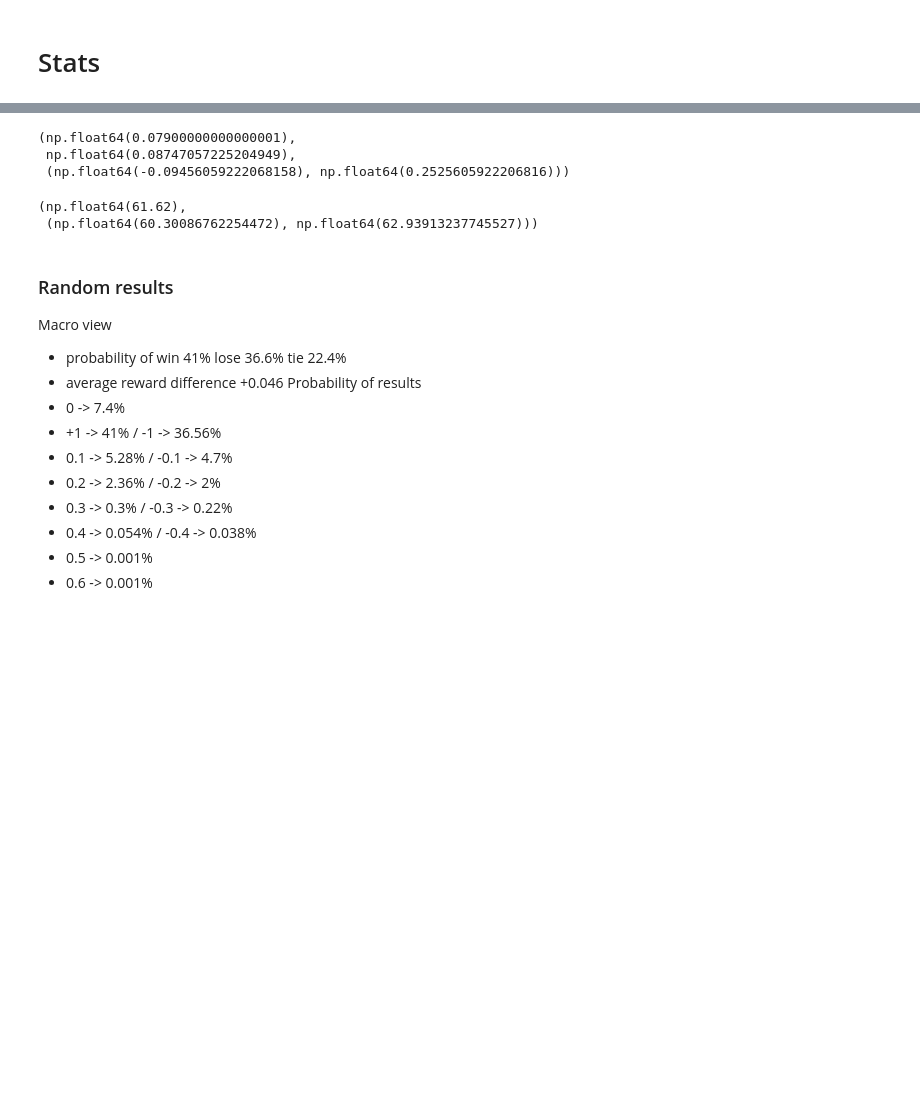
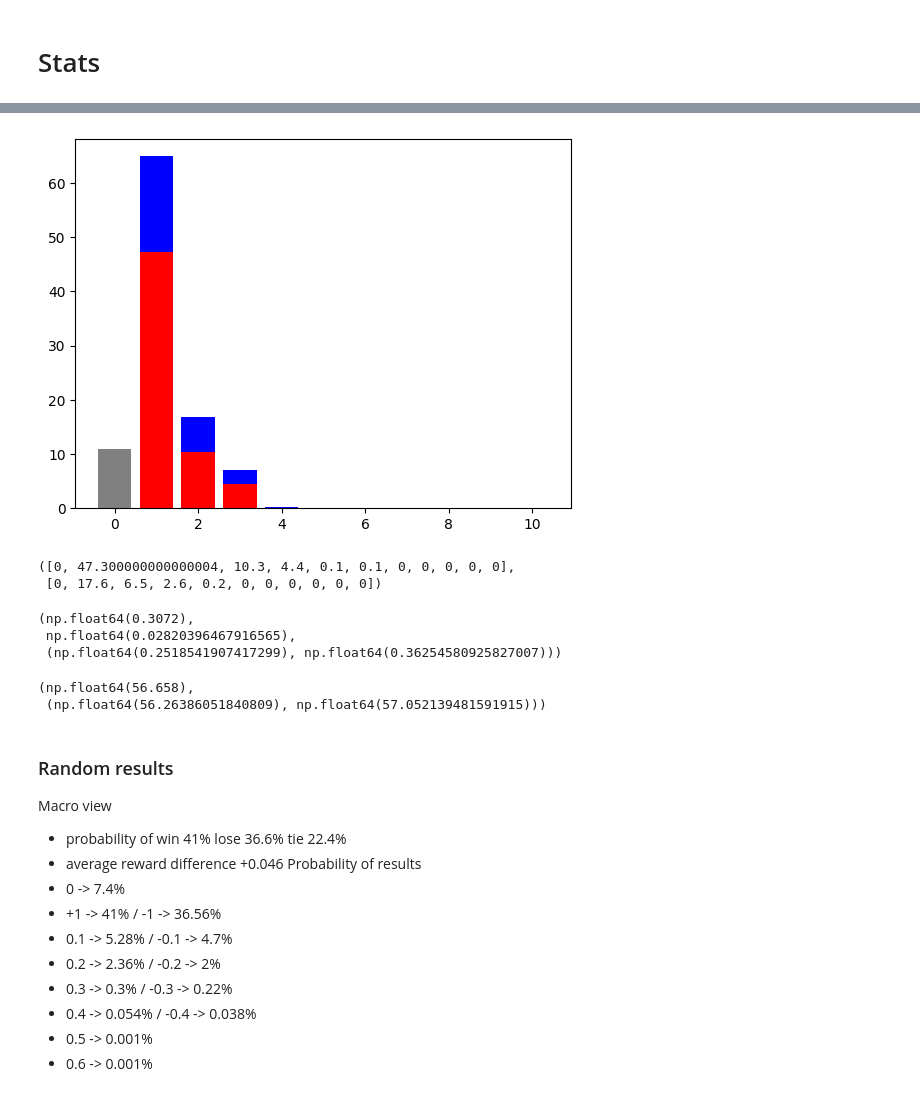
Before and after one commit to andreg24/SuperTicTacToe, a Jupyter notebook: reinforce_trianing.ipynb, the cells around one changed output, grey strips where cells are left out. Cells and saved outputs as stored; diff of their text form; code cells hidden in the pictures; blank space fills up the shorter version.

```diff
--- a/reinforce_trianing.ipynb
+++ b/reinforce_trianing.ipynb
@@ -167,24 +153,30 @@ plot_bar(rp1)
+# %%
+plot_bar(argmax_1r)
+# %% [output]
+[figure, added]
+([0, 47.300000000000004, 10.3, 4.4, 0.1, 0.1, 0, 0, 0, 0, 0],
+ [0, 17.6, 6.5, 2.6, 0.2, 0, 0, 0, 0, 0, 0])
 # %%
 confidence = 0.95
-data = rp2['rewards']
+data = rp1['rewards']
 mean = data.mean()
 sem = stats.sem(data)
 ci = stats.t.interval(confidence, df=len(data)-1, loc=mean, scale=sem)
 mean, sem, ci
 # %% [output]
-(np.float64(0.07900000000000001),
- np.float64(0.08747057225204949),
- (np.float64(-0.09456059222068158), np.float64(0.2525605922206816)))
+(np.float64(0.3072),
+ np.float64(0.02820396467916565),
+ (np.float64(0.2518541907417299), np.float64(0.36254580925827007)))
 # %%
 confidence = 0.95
-data = rp['game_turns']
+data = rp1['game_turns']
 mean = data.mean()
 sem = stats.sem(data)
 ci = stats.t.interval(confidence, df=len(data)-1, loc=mean, scale=sem)
 mean, ci
 # %% [output]
-(np.float64(61.62),
- (np.float64(60.30086762254472), np.float64(62.93913237745527)))
+(np.float64(56.658),
+ (np.float64(56.26386051840809), np.float64(57.052139481591915)))
 # %%
 # n = 10000
 # envh.metadata['render_fps'] = 2
```
Also changed, not shown: parts of 22 cells of this notebook.
